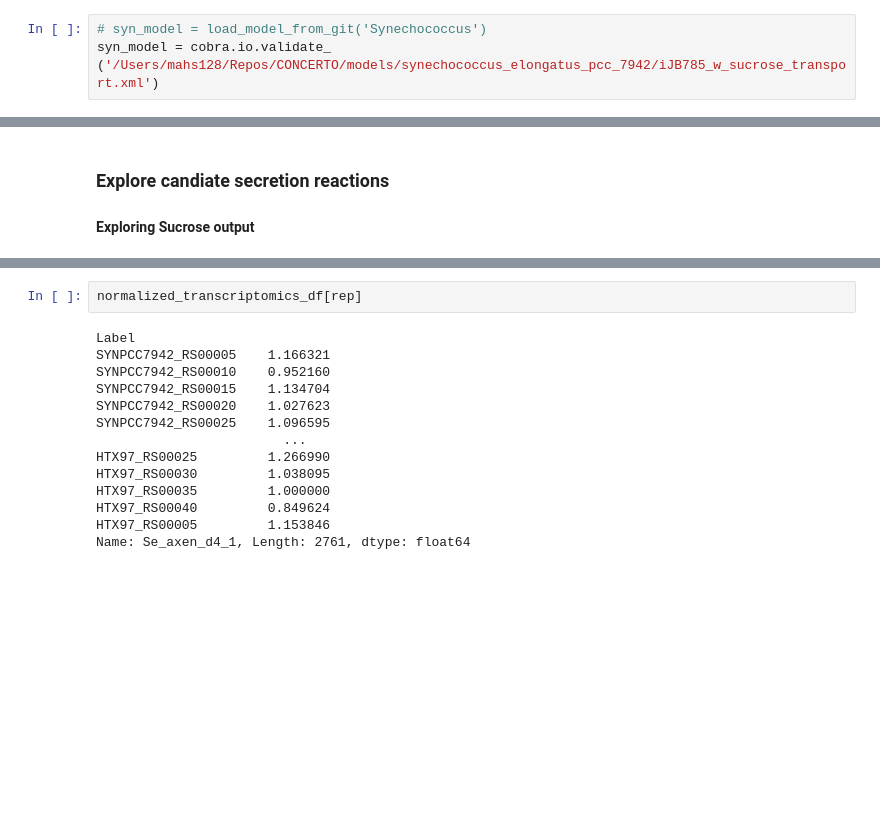
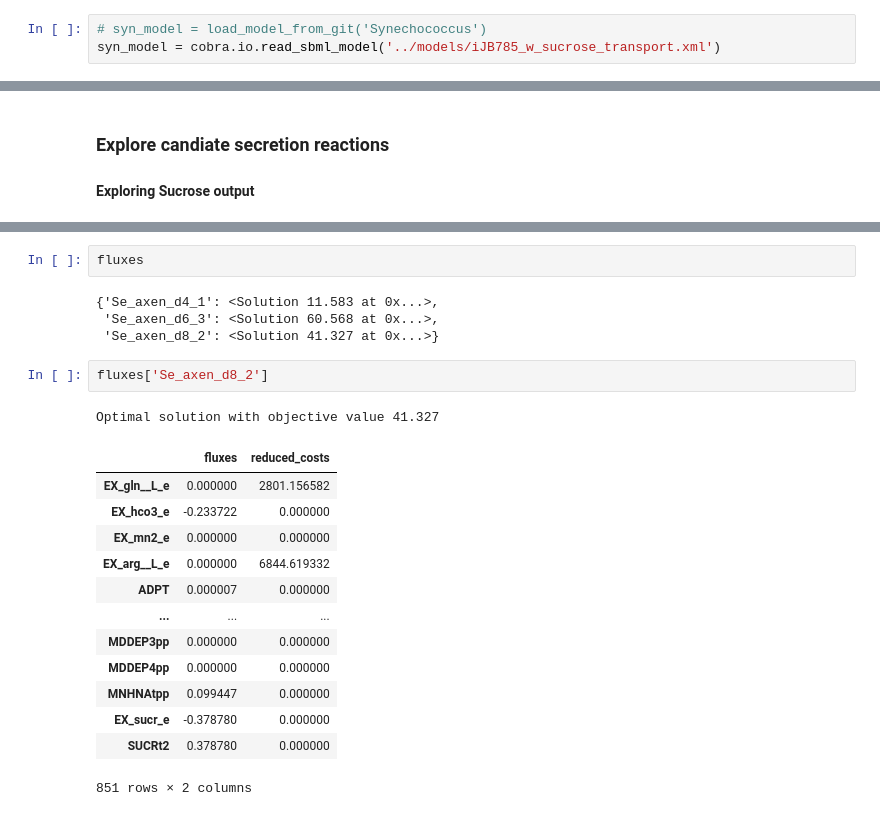
Before and after one commit to pnnl-predictive-phenomics/syn_bmca, a Jupyter notebook: data/Eflux_for_Syn.ipynb, the cells around one changed output, grey strips where cells are left out. Drawn from its saved outputs; the diff is of its cells as text; blank space fills up the shorter version.

Commit message:
Eflux notebook and results file including infeasible fluxes

```diff
--- a/data/Eflux_for_Syn.ipynb
+++ b/data/Eflux_for_Syn.ipynb
@@ -30,5 +30,4 @@ transcriptomics_df.head()
 ### Load SBML model
 # %%
 # syn_model = load_model_from_git('Synechococcus')
-syn_model = cobra.io.validate_
-('/Users/mahs128/Repos/CONCERTO/models/synechococcus_elongatus_pcc_7942/iJB785_w_sucrose_transport.xml')
+syn_model = cobra.io.read_sbml_model('../models/iJB785_w_sucrose_transport.xml')
@@ -177,16 +254,23 @@ NameError: name 'syn_model' is not defined
-# %%
-normalized_transcriptomics_df[rep]
-# %% [output]
-Label
-SYNPCC7942_RS00005    1.166321
-SYNPCC7942_RS00010    0.952160
-SYNPCC7942_RS00015    1.134704
-SYNPCC7942_RS00020    1.027623
-SYNPCC7942_RS00025    1.096595
-                        ...
-HTX97_RS00025         1.266990
-HTX97_RS00030         1.038095
-HTX97_RS00035         1.000000
-HTX97_RS00040         0.849624
-HTX97_RS00005         1.153846
-Name: Se_axen_d4_1, Length: 2761, dtype: float64
+# %%
+fluxes
+# %% [output]
+{'Se_axen_d4_1': <Solution 11.583 at 0x...>,
+ 'Se_axen_d6_3': <Solution 60.568 at 0x...>,
+ 'Se_axen_d8_2': <Solution 41.327 at 0x...>}
+# %%
+fluxes['Se_axen_d8_2']
+# %% [output]
+Optimal solution with objective value 41.327
+|  | fluxes | reduced_costs |
+| EX_gln__L_e | 0.000000 | 2801.156582 |
+| EX_hco3_e | -0.233722 | 0.000000 |
+| EX_mn2_e | 0.000000 | 0.000000 |
+| EX_arg__L_e | 0.000000 | 6844.619332 |
+| ADPT | 0.000007 | 0.000000 |
+| ... | ... | ... |
+| MDDEP3pp | 0.000000 | 0.000000 |
+| MDDEP4pp | 0.000000 | 0.000000 |
+| MNHNAtpp | 0.099447 | 0.000000 |
+| EX_sucr_e | -0.378780 | 0.000000 |
+| SUCRt2 | 0.378780 | 0.000000 |
+851 rows × 2 columns
```
Also changed, not shown: parts of 8 cells of this notebook, 1 other file.
